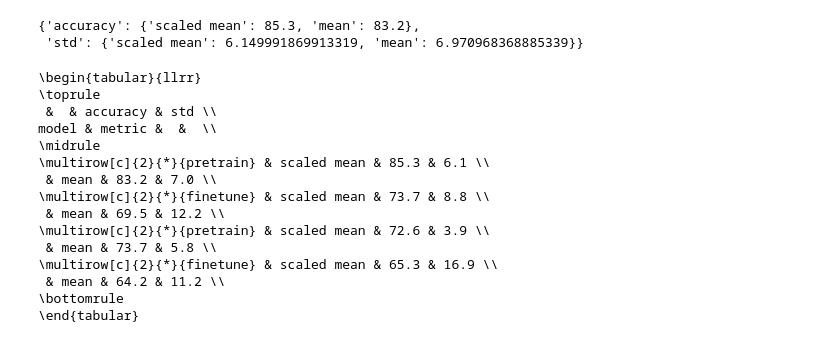
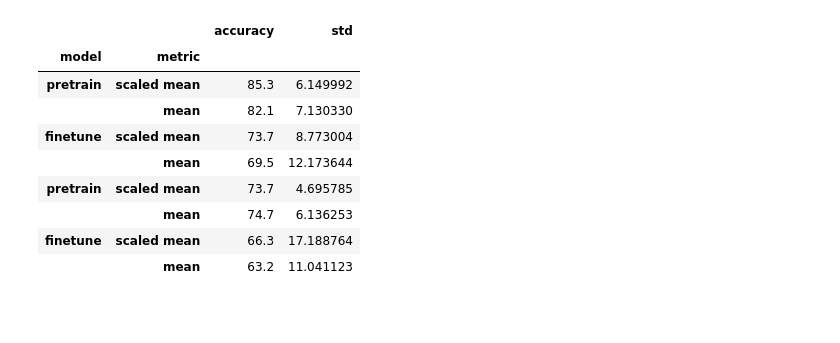
Before and after one commit to gpucce/llama, a Jupyter notebook: human_eval_study.ipynb, the cells around one changed output. Cells and saved outputs as stored; diff of their text form; code cells hidden in the pictures; blank space fills up the shorter version.

```diff
--- a/human_eval_study.ipynb
+++ b/human_eval_study.ipynb
@@ -84,7 +75,7 @@ def preprocess_df(df):
             _qs.append(q_name)
 
     background_df = pd.concat(new_bkg_dfs, axis=0)
-    _new_dfs = [pd.DataFrame([i[~np.isnan(i)][:5] for i in _df.values]) for _df in _new_dfs]
+    _new_dfs = [pd.DataFrame([i[~np.isnan(i)] for i in _df.values]) for _df in _new_dfs]
     _df = pd.concat(_new_dfs, axis=0)
     _df.loc[:, "Questionario"] = _qs
     assert _df.shape[0] == background_df.shape[0], f"{_df.shape[0]} {background_df.shape[0]}"
@@ -125,10 +116,10 @@ def compute_all_acc(metrics_df):
     players_scores = {}
     all_metrics_df = metrics_df.groupby("Questionario")
     acc_x = {}
-    for idx, (_, metrics_df) in enumerate(all_metrics_df):
+    for idx, (_, _metrics_df) in enumerate(all_metrics_df):
         players_scores[f"Chunk {idx}"] = {}
         # quest_scores[f"Chunk {idx}"] = {}
-        for key, val in compute_acc(metrics_df).items():
+        for key, val in compute_acc(_metrics_df).items():
             if key in acc_x:
                 acc_x[key].append(val)
             else:
@@ -136,8 +127,8 @@ def compute_all_acc(metrics_df):
         for i in range(n_players):
             acc = np.round(
                 accuracy_score(
-                    metrics_df.loc[:, f"bool_is_human"],
-                    metrics_df.loc[:, f"player {i}"] <= 3.0
+                    _metrics_df.loc[:, f"bool_is_human"],
+                    _metrics_df.loc[:, f"player {i}"] <= 3.0
                 ),
                 3
             ) * 100
@@ -149,17 +140,20 @@ def compute_all_acc(metrics_df):
         all_data = np.zeros((n_players, n_players))
         for i, j in itertools.combinations(range(n_players), r=2):
             all_data[i,j] = cohen_kappa_score(
-                metrics_df.loc[:, f"player {i}"] <= 3.0,
-                metrics_df.loc[:, f"player {j}"] <= 3.0
+                _metrics_df.loc[:, f"player {i}"] <= 3,
+                _metrics_df.loc[:, f"player {j}"] <= 3
             )
         all_cohens.append(all_data)
-        # quest_scores[f"Chunk {idx}"] = compute_acc(metrics_df)
+    global_cohen = cohen_kappa_score(
+            metrics_df.loc[:, f"player {i}"] <= metrics_df.loc[:, f"player {i}"].mean(),
+            metrics_df.loc[:, f"player {j}"] <= metrics_df.loc[:, f"player {i}"].mean()
+    )
     quest_scores["std"] = {key:np.std(val) for key, val in acc_x.items()}
     return quest_scores, players_scores, all_cohens
 
 def plot_cohen_kappa(all_cohens):
-    fig, ax = plt.subplots(1, 4, figsize=(20, 3))
-    for i in range(4):
+    fig, ax = plt.subplots(1, 5, figsize=(20, 3))
+    for i in range(5):
         sns.heatmap(
             all_cohens[i],
             annot=True,
@@ -192,37 +186,19 @@ pretrain_65b_quest_scores, pretrain_65b_players_scores, pretrain_65b_all_cohens
 processed_finetune_65b_df, background_finetune_65b_df = preprocess_df(df_65b_finetune)
 finetune_metrics_65b_df = get_metrics_df(processed_finetune_65b_df, background_finetune_65b_df)
 finetune_65b_quest_scores, finetune_65b_players_scores, finetune_65b_all_cohens = compute_all_acc(finetune_metrics_65b_df)
-# %%
-(
-    pretrain_7b_quest_scores
-    # ["std"],
-    # finetune_7b_quest_scores["std"],
-    # pretrain_65b_quest_scores["std"],
-    # finetune_65b_quest_scores["std"]
-)
-# %% [output]
-{'accuracy': {'scaled mean': 85.3, 'mean': 83.2},
- 'std': {'scaled mean': 6.149991869913319, 'mean': 6.970968368885339}}
 # %%
 scores = [pretrain_7b_quest_scores, finetune_7b_quest_scores, pretrain_65b_quest_scores, finetune_65b_quest_scores]
 trainings = ["pretrain", "finetune", "pretrain", "finetune"]
-
 df = style_for_latex(scores, trainings)
+df
+# %% [output]
+|  |  | accuracy | std |
+| model | metric |  |  |
+| pretrain | scaled mean | 85.3 | 6.149992 |
+|  | mean | 82.1 | 7.130330 |
+| finetune | scaled mean | 73.7 | 8.773004 |
+|  | mean | 69.5 | 12.173644 |
+| pretrain | scaled mean | 73.7 | 4.695785 |
+|  | mean | 74.7 | 6.136253 |
+| finetune | scaled mean | 66.3 | 17.188764 |
+|  | mean | 63.2 | 11.041123 |
-# %%
-print(df.style.format(precision=1).to_latex(hrules=True))
-# %% [output]
-\begin{tabular}{llrr}
-\toprule
- &  & accuracy & std \\
-model & metric &  &  \\
-\midrule
-\multirow[c]{2}{*}{pretrain} & scaled mean & 85.3 & 6.1 \\
- & mean & 83.2 & 7.0 \\
-\multirow[c]{2}{*}{finetune} & scaled mean & 73.7 & 8.8 \\
- & mean & 69.5 & 12.2 \\
-\multirow[c]{2}{*}{pretrain} & scaled mean & 72.6 & 3.9 \\
- & mean & 73.7 & 5.8 \\
-\multirow[c]{2}{*}{finetune} & scaled mean & 65.3 & 16.9 \\
- & mean & 64.2 & 11.2 \\
-\bottomrule
-\end{tabular}
```
Also changed, not shown: parts of 10 cells of this notebook, 3 other files.
